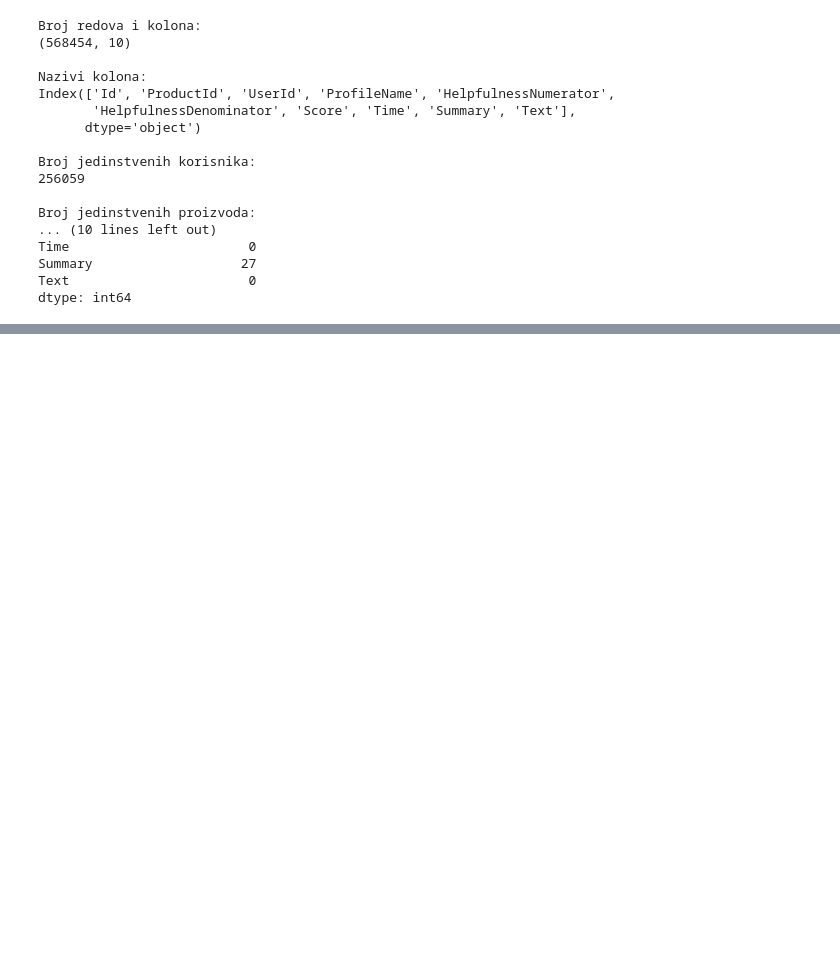
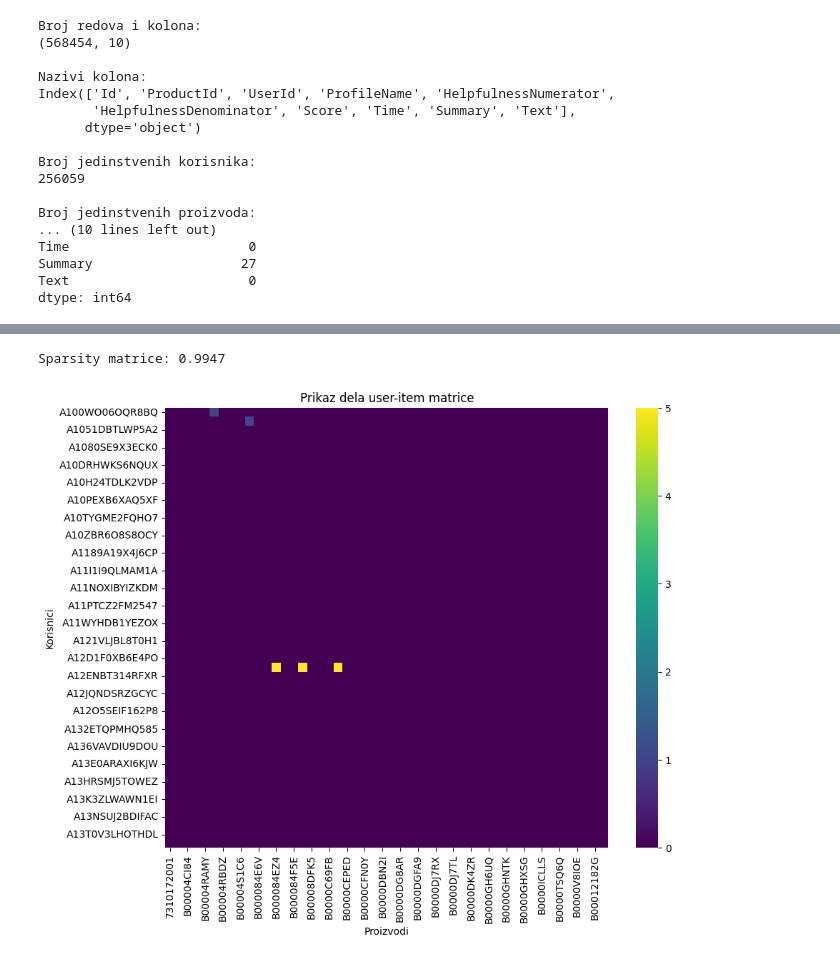
Before and after one commit to branka2004/preporuka_proizvoda_u_elektronskoj_trgovini, a Jupyter notebook: preporuka_proizvoda_autoencoder.ipynb, the cells around one changed output, grey strips where cells are left out. Cells and saved outputs as stored; diff of their text form; code cells hidden in the pictures; blank space fills up the shorter version.

```diff
--- a/preporuka_proizvoda_autoencoder.ipynb
+++ b/preporuka_proizvoda_autoencoder.ipynb
@@ -118,0 +163,15 @@ dtype: int64
+# %%
+# Zadržavamo samo korisnike sa minimum 20 recenzija
+active_users = user_counts[user_counts >= 20].index
+
+# Zadržavamo samo proizvode sa minimum 20 recenzija
+popular_products = product_counts[product_counts >= 20].index
+
+# Filtriran dataset
+filtered_df = df[
+    (df['UserId'].isin(active_users)) &
+    (df['ProductId'].isin(popular_products))
+]
+
+print("Originalna dimenzija:", df.shape)
+print("Filtrirana dimenzija:", filtered_df.shape)
@@ -118,0 +197,16 @@ dtype: int64
+# %%
+# Kreiranje user-item matrice
+
+user_item_matrix = filtered_df.pivot_table(
+    index='UserId',
+    columns='ProductId',
+    values='Score'
+)
+
+# Popunjavanje nedostajućih vrednosti nulama
+user_item_matrix = user_item_matrix.fillna(0)
+
+print("Dimenzije user-item matrice:")
+print(user_item_matrix.shape)
+
+user_item_matrix.head()
@@ -118,0 +232,29 @@ dtype: int64
+# %%
+# Sparsity matrice
+
+matrix_values = user_item_matrix.values
+
+sparsity = 1.0 - (
+    np.count_nonzero(matrix_values) /
+    float(matrix_values.size)
+)
+
+print(f"Sparsity matrice: {sparsity:.4f}")
+# %% [output]
+Sparsity matrice: 0.9947
+# %%
+plt.figure(figsize=(10,8))
+
+sns.heatmap(
+    user_item_matrix.iloc[:50, :50],
+    cmap='viridis'
+)
+
+plt.title("Prikaz dela user-item matrice")
+
+plt.xlabel("Proizvodi")
+plt.ylabel("Korisnici")
+
+plt.show()
+# %% [output]
+[figure, added]
```
Also changed, not shown: parts of 13 cells of this notebook.
